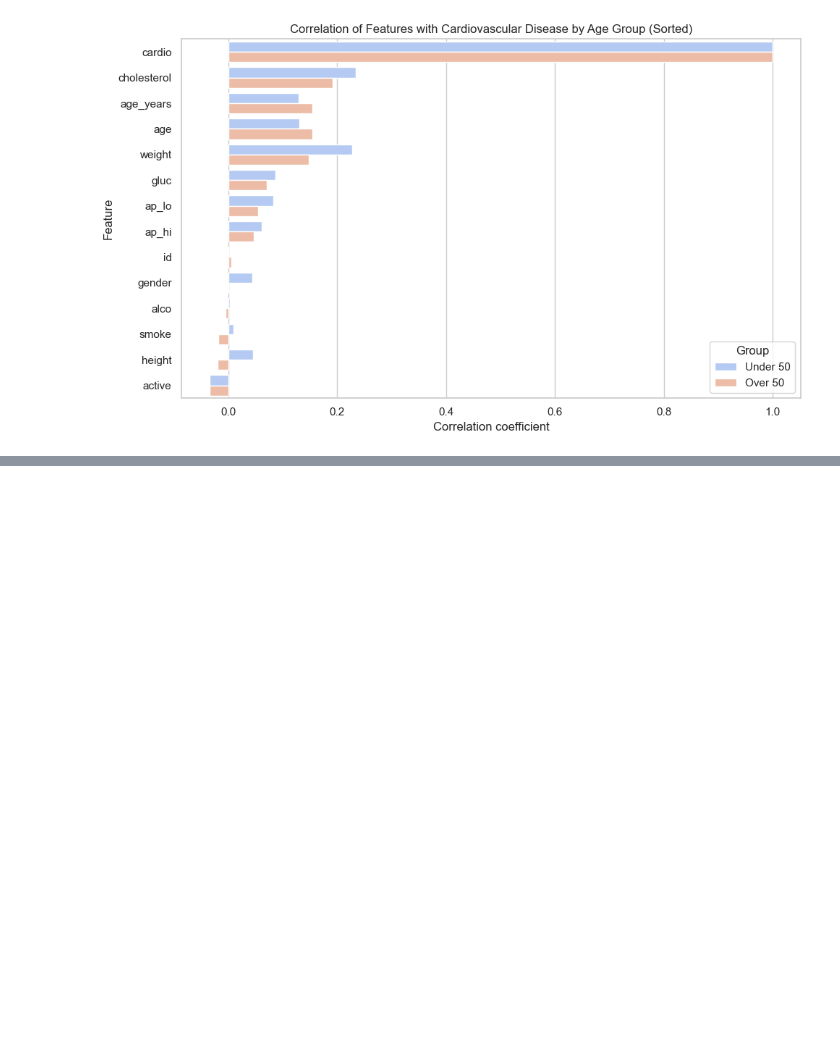
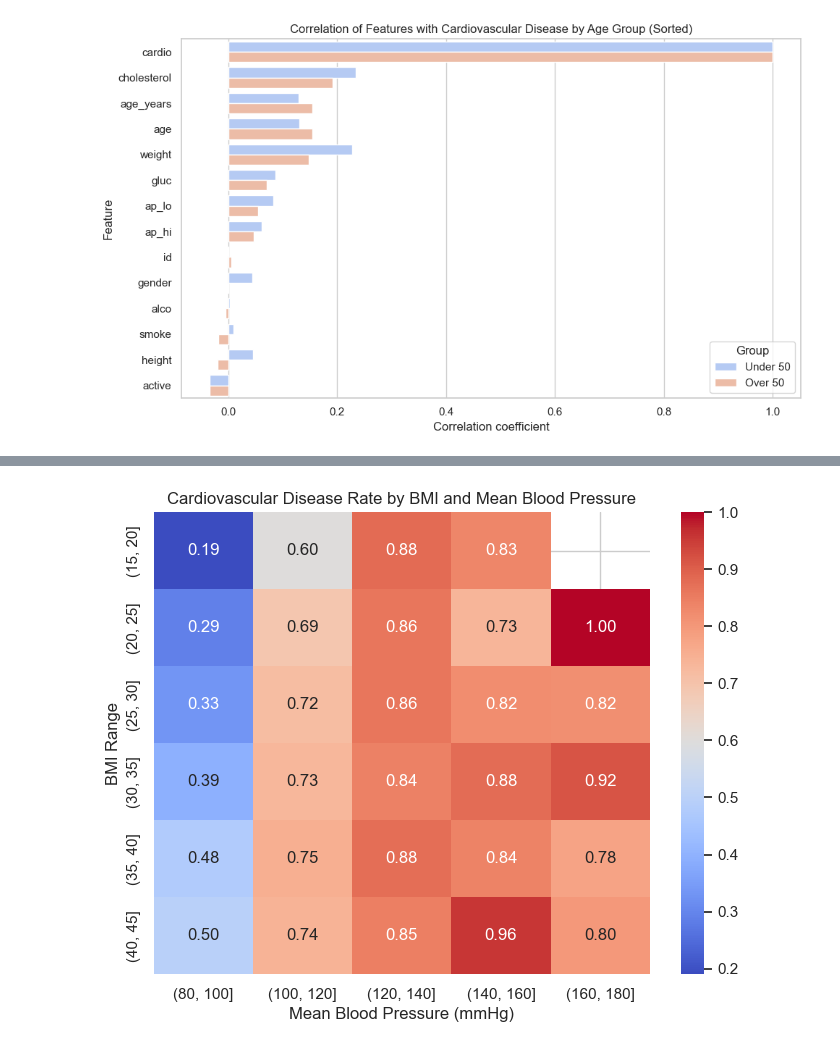
Before and after one commit to theMindDeveloper/Cardiovascular_Disease_Prediction_Data_Science, a Jupyter notebook: data/notebooks/EDA.ipynb, the cells around one changed output, grey strips where cells are left out. Cells and saved outputs as stored; diff of their text form; code cells hidden in the pictures; blank space fills up the shorter version.

```diff
--- a/data/notebooks/EDA.ipynb
+++ b/data/notebooks/EDA.ipynb
@@ -307,0 +375,13 @@ plt.show()
+# %%
+bp_bins = pd.cut(df['bp_mean'], bins=[80,100,120,140,160,180])
+bmi_bins = pd.cut(df['BMI'], bins=[15,20,25,30,35,40,45])
+pivot = df.pivot_table(values='cardio', index=bmi_bins, columns=bp_bins, aggfunc='mean')
+
+plt.figure(figsize=(8,6))
+sns.heatmap(pivot, annot=True, cmap='coolwarm', fmt=".2f")
+plt.title('Cardiovascular Disease Rate by BMI and Mean Blood Pressure')
+plt.xlabel('Mean Blood Pressure (mmHg)')
+plt.ylabel('BMI Range')
+plt.show()
+# %% [output]
+[figure, added]
```
Also changed, not shown: parts of 8 cells of this notebook.
